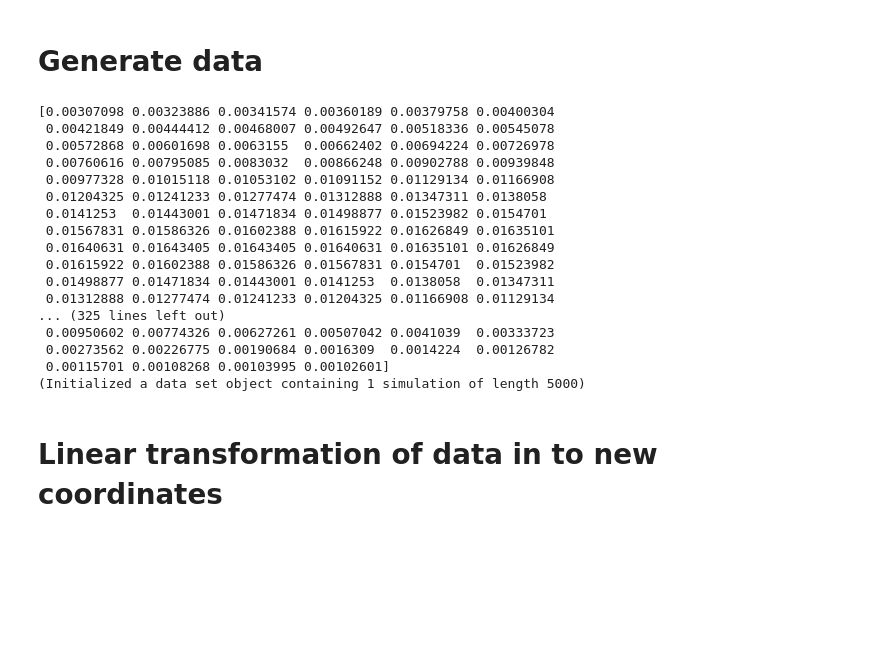
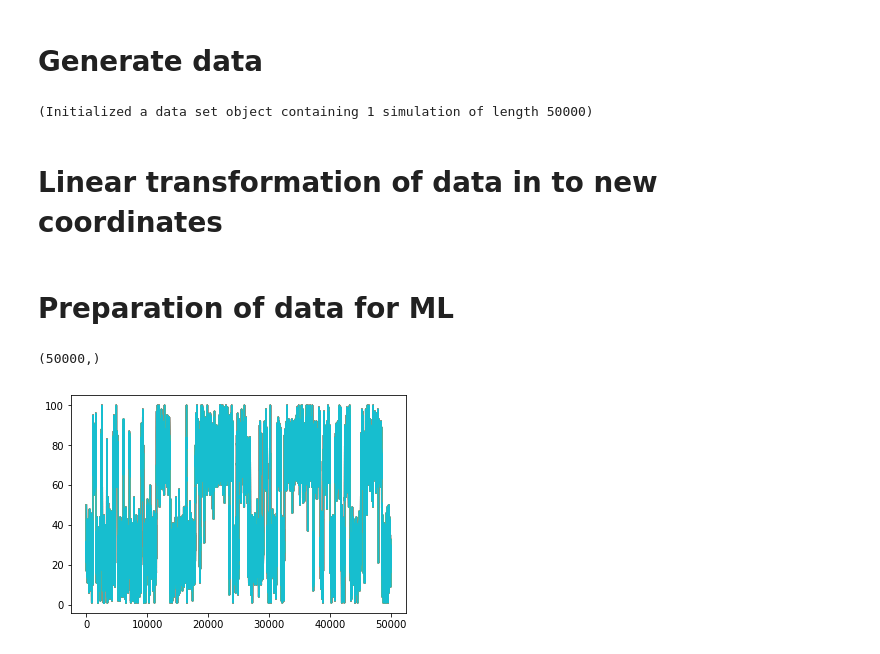
Before and after one commit to adamkells/NN_RC_identification, a Jupyter notebook: neural_network_test.ipynb, the cells around one changed output. Cells and saved outputs as stored; diff of their text form; code cells hidden in the pictures; blank space fills up the shorter version.

```diff
--- a/neural_network_test.ipynb
+++ b/neural_network_test.ipynb
@@ -16,8 +16,8 @@ I am currently generating 19 single well potentials (initial state chosen random
 state at transition state)"""
 
 simulation_data = [ ]
-num_of_sims_pc = 50
-num_of_coors = 20
+num_of_sims_pc = 1
+num_of_coors = 10
 
 well = ['single_well']*(num_of_coors-1)
 well.append('double_well')
@@ -29,25 +29,20 @@ init = init*num_of_sims_pc
 
 for i in range(len(well)):
     # define a simulation object in a given potential with a particular biasing force
-    sim=tsg.simulation(potential=well[i],sim_length=5000,dt=0.01,biasing_protocol=[0,1],num_of_states=100,T=300, initial_state = init[i])
+    sim=tsg.simulation(potential=well[i],sim_length=50000,dt=1,biasing_protocol=[0,1],num_of_states=100,T=300, initial_state = init[i])
     simulation_data.append(sim.generate_data())
 # %% [output]
-[0.00307098 0.00323886 0.00341574 0.00360189 0.00379758 0.00400304
- 0.00421849 0.00444412 0.00468007 0.00492647 0.00518336 0.00545078
- 0.00572868 0.00601698 0.0063155  0.00662402 0.00694224 0.00726978
- 0.00760616 0.00795085 0.0083032  0.00866248 0.00902788 0.00939848
- 0.00977328 0.01015118 0.01053102 0.01091152 0.01129134 0.01166908
- 0.01204325 0.01241233 0.01277474 0.01312888 0.01347311 0.0138058
- 0.0141253  0.01443001 0.01471834 0.01498877 0.01523982 0.0154701
- 0.01567831 0.01586326 0.01602388 0.01615922 0.01626849 0.01635101
- 0.01640631 0.01643405 0.01643405 0.01640631 0.01635101 0.01626849
- 0.01615922 0.01602388 0.01586326 0.01567831 0.0154701  0.01523982
- 0.01498877 0.01471834 0.01443001 0.0141253  0.0138058  0.01347311
- 0.01312888 0.01277474 0.01241233 0.01204325 0.01166908 0.01129134
-... (325 lines left out)
- 0.00950602 0.00774326 0.00627261 0.00507042 0.0041039  0.00333723
- 0.00273562 0.00226775 0.00190684 0.0016309  0.0014224  0.00126782
- 0.00115701 0.00108268 0.00103995 0.00102601]
-(Initialized a data set object containing 1 simulation of length 5000)
+(Initialized a data set object containing 1 simulation of length 50000)
 # %% [markdown]
 # Linear transformation of data  in to new coordinates
+# %% [markdown]
+# Preparation of data for ML
+# %%
+np.shape(simulation_data[0].data)
+# %% [output]
+(50000,)
+# %%
+for i in range(len(simulation_data)):
+    plt.plot(simulation_data[num_of_coors-1].data)
+# %% [output]
+[figure, added]
```
Also changed, not shown: parts of 28 cells of this notebook, 1 other file.
